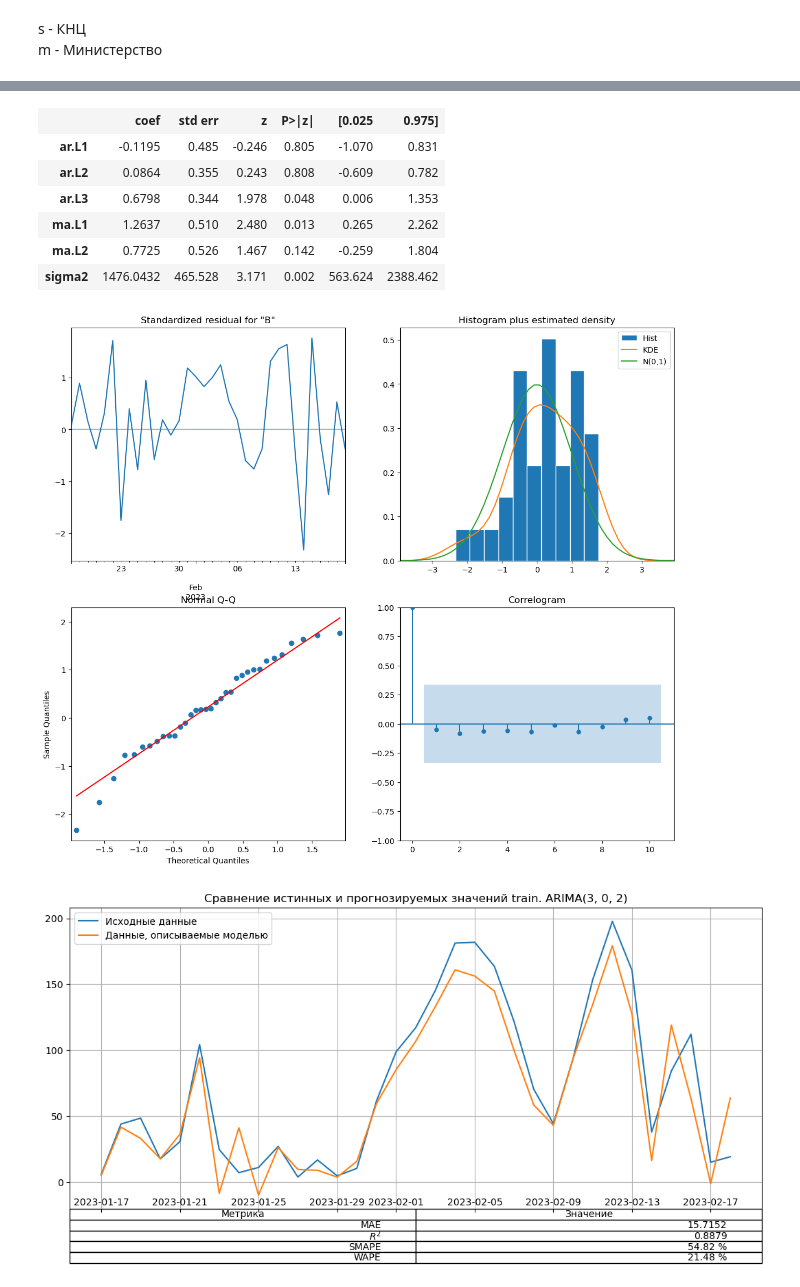
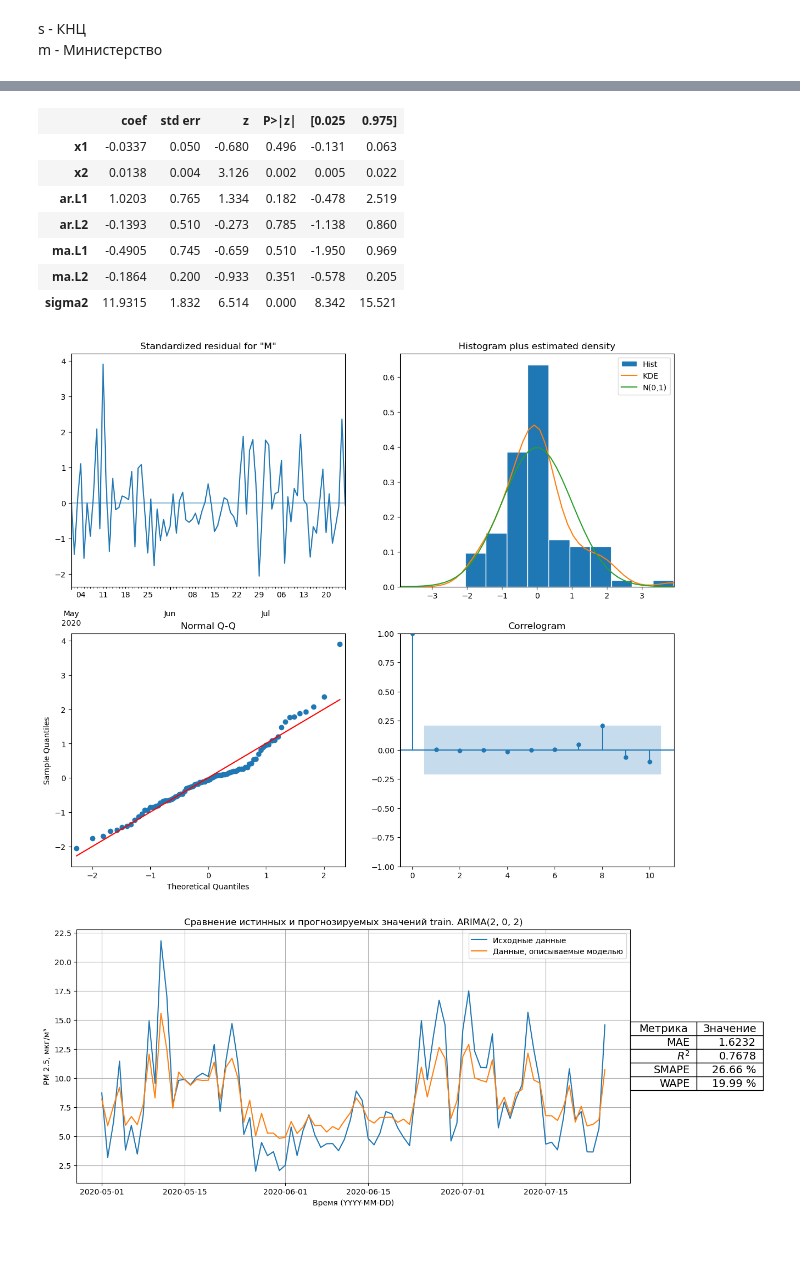
Before and after one commit to Nikita-Lev/Forecasting-PM-2.5-in-the-atmosphere-of-Krasnoyarsk, a Jupyter notebook: Прогнозирование_суточно.ipynb, the cells around one changed output, grey strips where cells are left out. Drawn from its saved outputs; the diff is of its cells as text; code cells hidden in the pictures; blank space fills up the shorter version.

```diff
--- a/Прогнозирование_суточно.ipynb
+++ b/Прогнозирование_суточно.ipynb
@@ -4,9 +4,10 @@ from PredFunctions import *
 s - КНЦ
 m - Министерство
 # %%
-sensor = 'm'
+sensor = 's'
 
 # Данные за 3+ года КНЦ
 dfAll = pd.read_csv(f"pm25_{sensor}.csv", sep = ';', index_col = ['Date'], parse_dates = ['Date'])
+dfAll['Mean'] = dfAll[['Николаевка', 'Овинный-Таймыр', 'Песчанка', 'Телевизорная, 1/31', 'Ветлужанка']].mean(axis=1)
 dfAll
 # %% [output]
@@ -27,12 +28,12 @@ dfAll
 # %%
-district = 'Ветлужанка'
+district = 'Mean'
 df = dfAll[district]
 
 # Срез данных от begin до end
-begin, end = "2023-01-17", "2023-02-24"
+begin, end = "2020-05-01", "2020-08-01"
 
 # Начало прогнозирования
-start = "2023-02-19"
+start = "2020-07-26"
 
 PlotSerie(df[begin : end], f'PM 2.5   {district}.    {begin} — {end}.')
 # %% [output]
@@ -40,3 +41,3 @@ PlotSerie(df[begin : end], f'PM 2.5   {district}.    {begin} — {end}.')
 # %%
-forecast = Forecaster(sensor, district, begin, start, end)
+forecast = Forecaster(sensor, district, begin, start, end, exog_features = ['Wet','Pressure'])
 # %% [output]
@@ -45,12 +46,13 @@ forecast = Forecaster(sensor, district, begin, start, end)
 # %%
-forecast.getModel(p = 3, d = 0, q = 2, use_optimal = False, save = True)
+forecast.getModel(p = 2, d = 0, q = 2, use_optimal = False, save = True)
 # %% [output]
 |  | coef | std err | z | P>|z| | [0.025 | 0.975] |
-| ar.L1 | -0.1195 | 0.485 | -0.246 | 0.805 | -1.070 | 0.831 |
-| ar.L2 | 0.0864 | 0.355 | 0.243 | 0.808 | -0.609 | 0.782 |
-| ar.L3 | 0.6798 | 0.344 | 1.978 | 0.048 | 0.006 | 1.353 |
-| ma.L1 | 1.2637 | 0.510 | 2.480 | 0.013 | 0.265 | 2.262 |
-| ma.L2 | 0.7725 | 0.526 | 1.467 | 0.142 | -0.259 | 1.804 |
-| sigma2 | 1476.0432 | 465.528 | 3.171 | 0.002 | 563.624 | 2388.462 |
+| x1 | -0.0337 | 0.050 | -0.680 | 0.496 | -0.131 | 0.063 |
+| x2 | 0.0138 | 0.004 | 3.126 | 0.002 | 0.005 | 0.022 |
+| ar.L1 | 1.0203 | 0.765 | 1.334 | 0.182 | -0.478 | 2.519 |
+| ar.L2 | -0.1393 | 0.510 | -0.273 | 0.785 | -1.138 | 0.860 |
+| ma.L1 | -0.4905 | 0.745 | -0.659 | 0.510 | -1.950 | 0.969 |
+| ma.L2 | -0.1864 | 0.200 | -0.933 | 0.351 | -0.578 | 0.205 |
+| sigma2 | 11.9315 | 1.832 | 6.514 | 0.000 | 8.342 | 15.521 |
-[figure, old version]
+[figure, new version]
-[figure, old version]
+[figure, new version]
```
Also changed, not shown: parts of 4 cells of this notebook, 3 other files.
